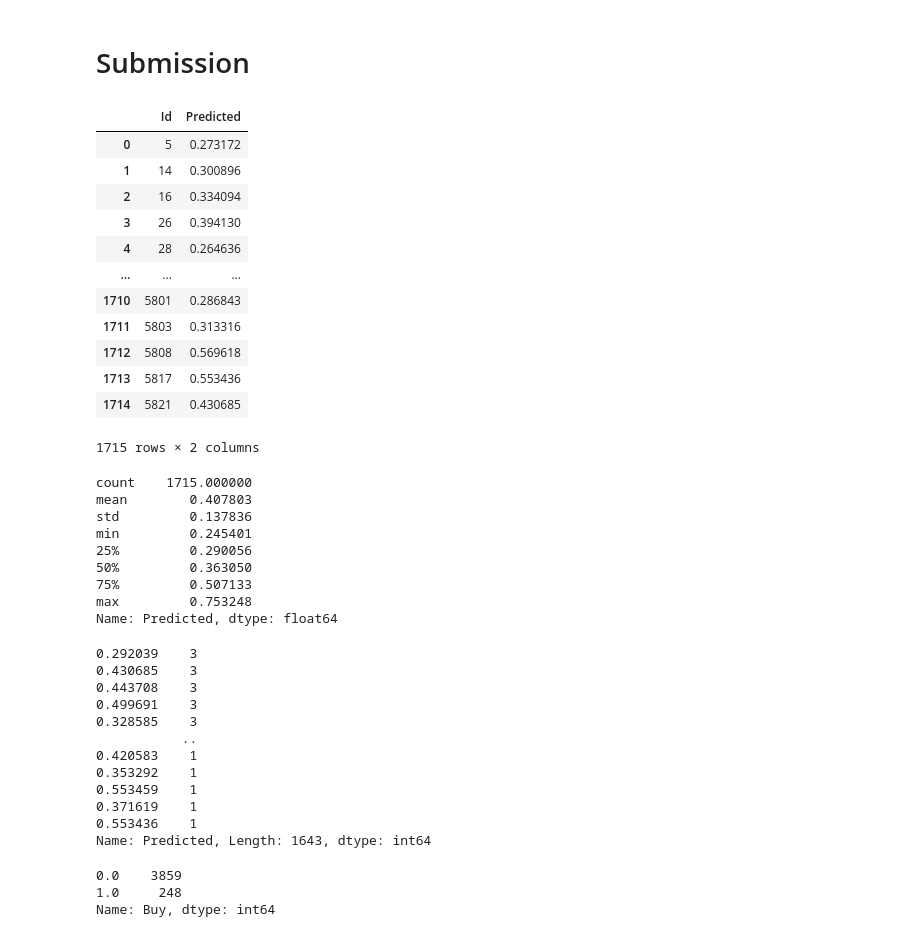
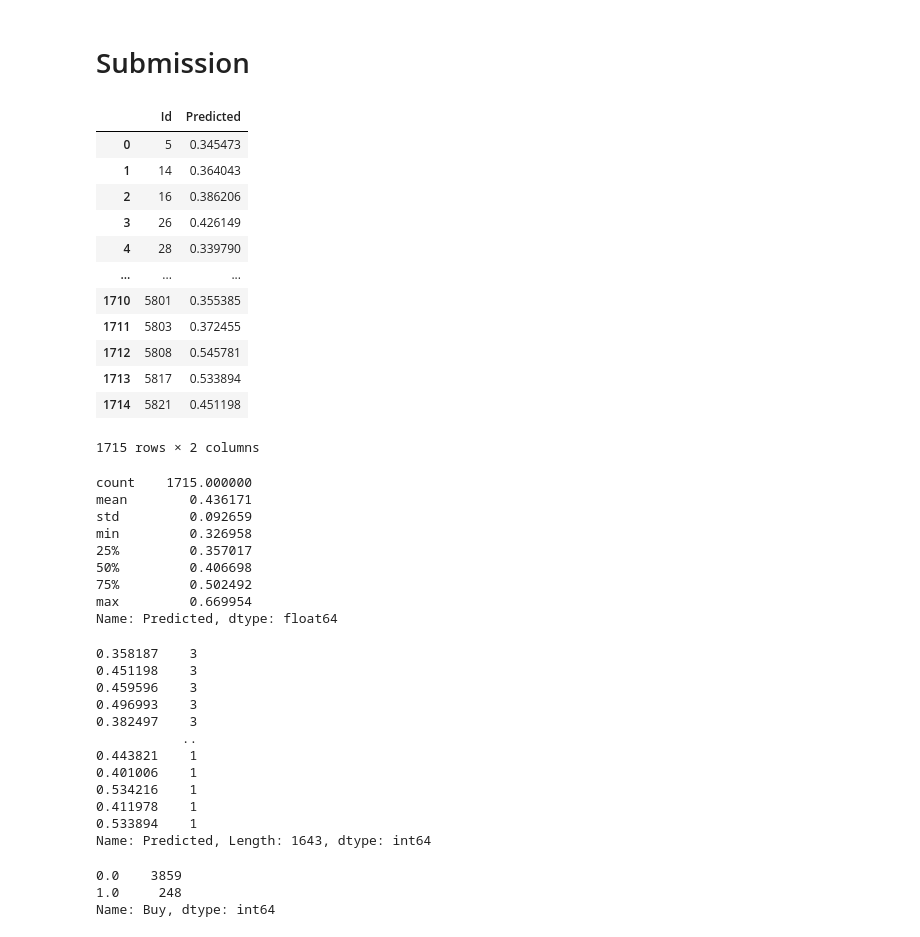
Before and after one commit to nsu1210/Kaggle, a Jupyter notebook: 2020-classification-unbalance-customer-purchase.ipynb, the cells around one changed output. Saved outputs shown, nothing was run; the diff lists cells and outputs as text; code cells hidden in the pictures.

```diff
--- a/2020-classification-unbalance-customer-purchase.ipynb
+++ b/2020-classification-unbalance-customer-purchase.ipynb
@@ -746,53 +746,53 @@ plt.show()
 # %% [markdown]
 # Submission
 # %%
-pred = (lr.predict_proba(X_test)[:,1] + clf.predict_proba(X_test)[:,1])/2
+pred = (lr.predict_proba(X_test)[:,1] + clf.predict_proba(X_test)[:,1] + clfs.predict_proba(X_test)[:,1])/3
 #pred = [1 if x>=0.5 else 0 for x in pred]
 
 sub.Predicted = pred
 sub
 # %% [output]
 |  | Id | Predicted |
-| 0 | 5 | 0.273172 |
-| 1 | 14 | 0.300896 |
-| 2 | 16 | 0.334094 |
-| 3 | 26 | 0.394130 |
-| 4 | 28 | 0.264636 |
+| 0 | 5 | 0.345473 |
+| 1 | 14 | 0.364043 |
+| 2 | 16 | 0.386206 |
+| 3 | 26 | 0.426149 |
+| 4 | 28 | 0.339790 |
 | ... | ... | ... |
-| 1710 | 5801 | 0.286843 |
-| 1711 | 5803 | 0.313316 |
-| 1712 | 5808 | 0.569618 |
-| 1713 | 5817 | 0.553436 |
-| 1714 | 5821 | 0.430685 |
+| 1710 | 5801 | 0.355385 |
+| 1711 | 5803 | 0.372455 |
+| 1712 | 5808 | 0.545781 |
+| 1713 | 5817 | 0.533894 |
+| 1714 | 5821 | 0.451198 |
 1715 rows × 2 columns
 # %%
 sub.Predicted.describe()
 # %% [output]
 count    1715.000000
-mean        0.407803
-std         0.137836
-min         0.245401
-25%         0.290056
-50%         0.363050
-75%         0.507133
-max         0.753248
+mean        0.436171
+std         0.092659
+min         0.326958
+25%         0.357017
+50%         0.406698
+75%         0.502492
+max         0.669954
 Name: Predicted, dtype: float64
 # %%
 sub.to_csv('sub.csv', index = False)
 # %%
 sub.Predicted.value_counts()
 # %% [output]
-0.292039    3
-0.430685    3
-0.443708    3
-0.499691    3
-0.328585    3
+0.358187    3
+0.451198    3
+0.459596    3
+0.496993    3
+0.382497    3
            ..
-0.420583    1
-0.353292    1
-0.553459    1
-0.371619    1
-0.553436    1
+0.443821    1
+0.401006    1
+0.534216    1
+0.411978    1
+0.533894    1
 Name: Predicted, Length: 1643, dtype: int64
 # %%
 train.Buy.value_counts()
```
Also changed, not shown: parts of 2 cells of this notebook.
